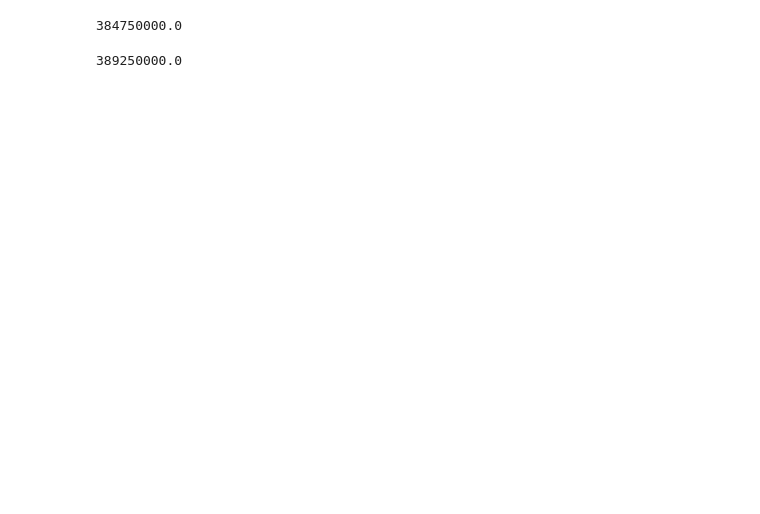
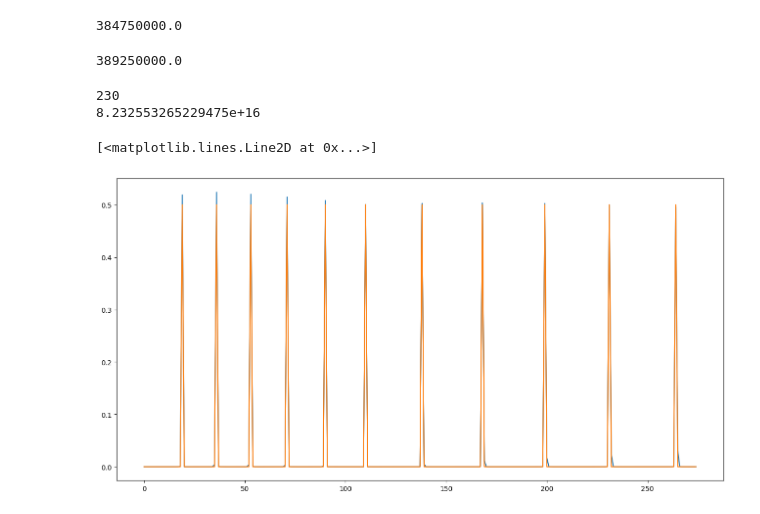
Before and after one commit to Duanyll/h743framework, a Jupyter notebook: SignalNet/bandpass.ipynb, the cells around one changed output. Drawn from its saved outputs; the diff is of its cells as text; code cells hidden in the pictures; blank space fills up the shorter version.

```diff
--- a/SignalNet/bandpass.ipynb
+++ b/SignalNet/bandpass.ipynb
@@ -207,3 +207,61 @@ detect_carrier_frequency(
 )
 # %% [output]
 389250000.0
+# %%
+bases = np.arange(20, 31, 1)
+m = np.sum(bases)
+n = m
+
+
+def generate_matrix(bases, n):
+    m = np.sum(bases)
+    A = np.zeros((m, n))
+    i_tot = 0
+    for i in range(len(bases)):
+        for j in range(n):
+            pos = j % (bases[i] * 2)
+            if pos >= bases[i]:
+                pos = 2 * bases[i] - pos - 1
+            A[i_tot + pos, j] = 1
+        i_tot += bases[i]
+    return A
+
+k = n
+while k > 0:
+    A = generate_matrix(bases, k)
+    if np.linalg.matrix_rank(A) == k:
+        break
+    k -= 1
+print(k)
+print(np.linalg.cond(A.T @ A))
+# %% [output]
+230
+8.232553265229475e+16
+# %%
+def sample_for_base(base):
+    n = base * 20
+    t = sample_time(n, base * 2e6).astype(np.float64)
+    # signal = carrier(t, 100e6, 0) + carrier(t, 333e6, -5) + noise(t, -20)
+    signal = carrier(t, 100e6, 0)
+    signal = signal * np.hanning(n)
+    fft = np.abs(np.fft.fft(signal)[0:n//2]) / n
+    fft = reduce(fft, '(n s) -> n', 'sum', s=10)
+    return fft
+
+b = np.empty(0, dtype=np.float64)
+b1 = np.zeros(m, dtype=np.float64)
+i_tot = 0
+for i in range(len(bases)):
+    b = np.append(b, sample_for_base(bases[i]))
+    pos = 100 % (bases[i] * 2)
+    if pos >= bases[i]:
+        pos = 2 * bases[i] - pos - 1
+    b1[i_tot + pos] = 1
+    i_tot += bases[i]
+
+plt.figure(figsize=(16, 8))
+plt.plot(b)
+plt.plot(b1 * 0.5)
+# %% [output]
+[<matplotlib.lines.Line2D at 0x...>]
+[figure, added]
```
Also changed, not shown: parts of 6 cells of this notebook, 5 other files.
